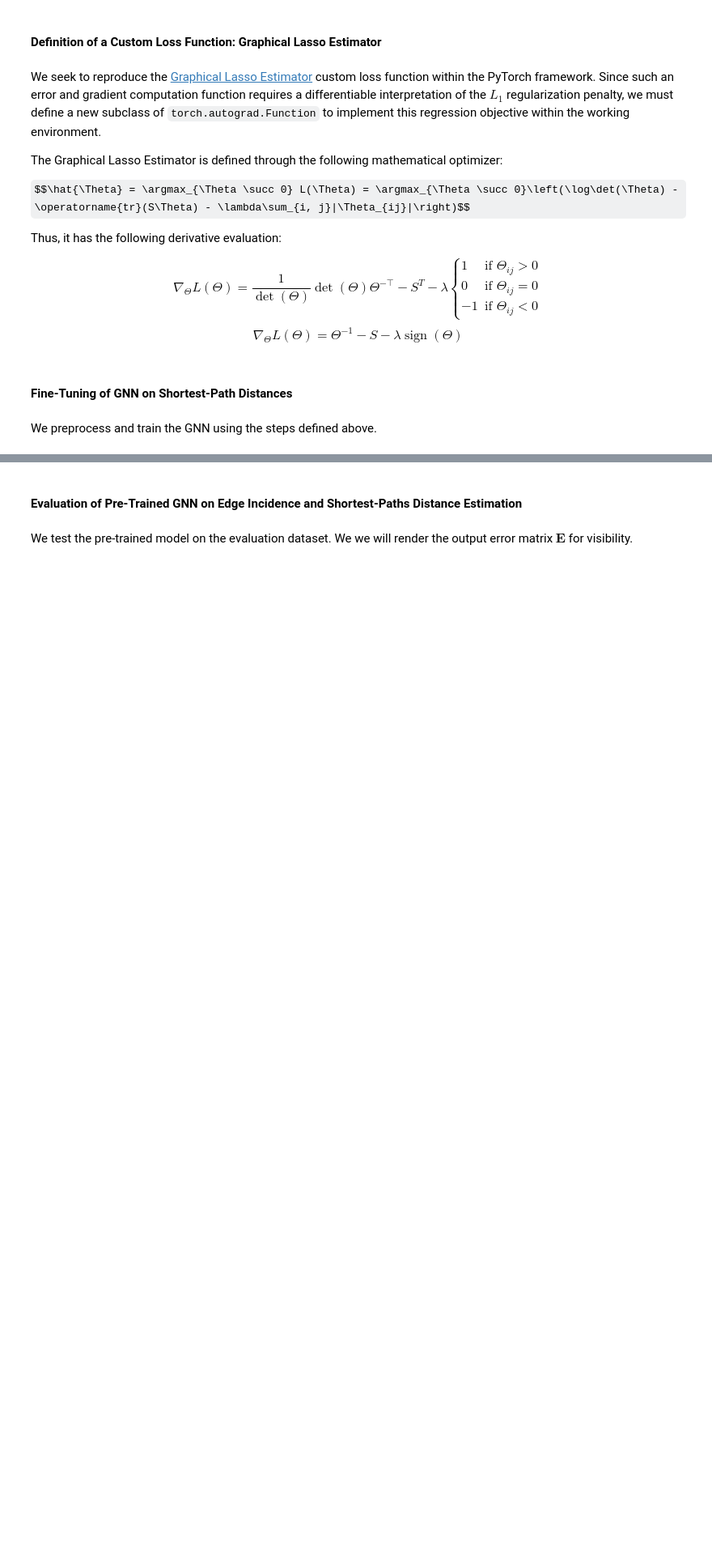
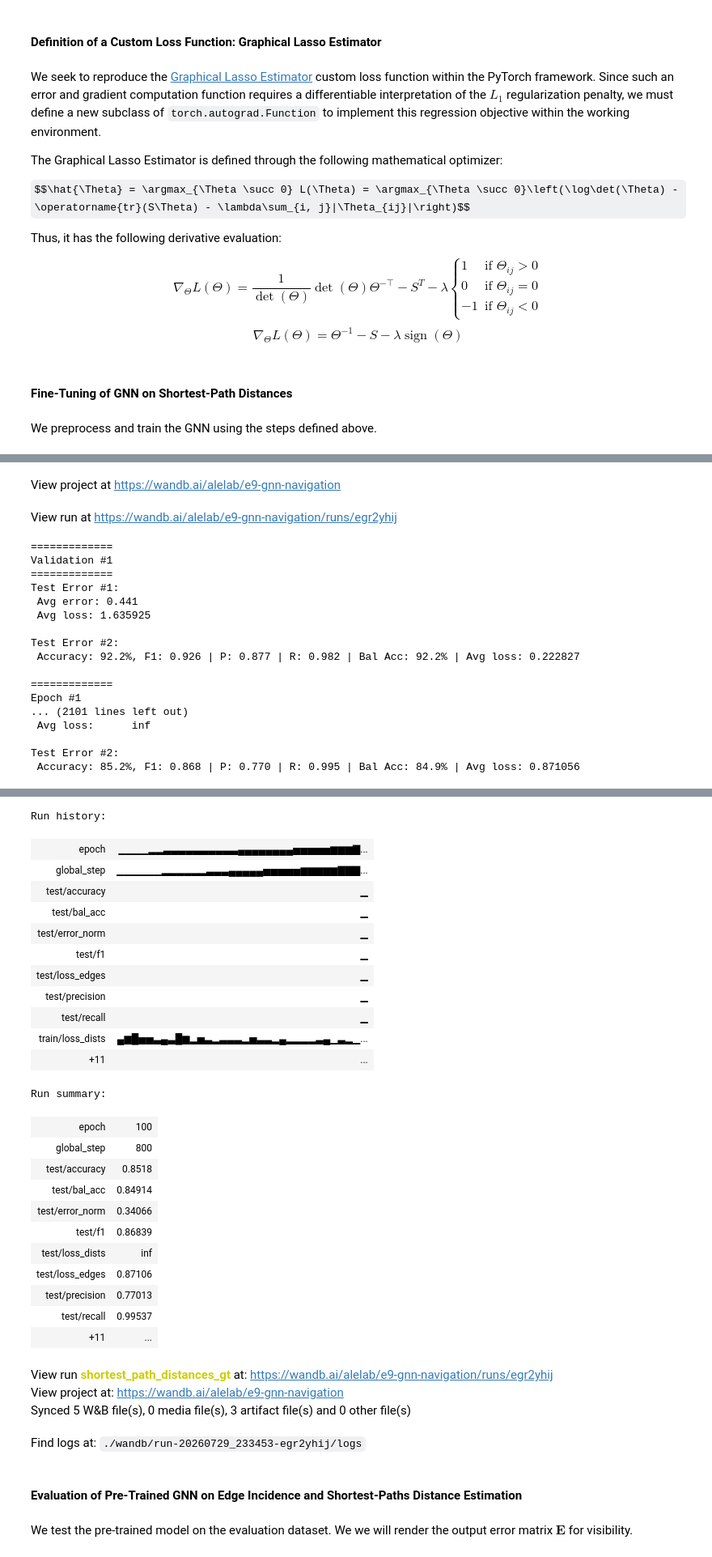
Before and after one commit to jotaporras/GREP, a Jupyter notebook: notebooks/e9_gnn_navigation.ipynb, the cells around one changed output, grey strips where cells are left out. Shown at 81% size. Saved outputs shown, nothing was run; the diff lists cells and outputs as text; code cells hidden in the pictures; some formulas as TeX source; blank space fills up the shorter version.

```diff
--- a/notebooks/e9_gnn_navigation.ipynb
+++ b/notebooks/e9_gnn_navigation.ipynb
@@ -626,10 +653,10 @@ if train_edges:
 # %%
 if train_edges:
-    torch.save(detector.state_dict(), '../outputs/e9_multistage_training/suite5/edge_detector.pt')
-    torch.save(detector.gnn.state_dict(), f'../outputs/e9_multistage_training/suite5/edge_detector_{model_type}.pt')
+    torch.save(detector.state_dict(), '../outputs/e9_multistage_training/suite6/edge_detector.pt')
+    torch.save(detector.gnn.state_dict(), f'../outputs/e9_multistage_training/suite6/edge_detector_{model_type}.pt')
 else:
-    detector.load_state_dict(torch.load('../outputs/e9_multistage_training/suite5/edge_detector.pt'))
-    gnn.load_state_dict(torch.load(f'../outputs/e9_multistage_training/suite5/edge_detector_{model_type}.pt'))
+    detector.load_state_dict(torch.load('../outputs/e9_multistage_training/suite6/edge_detector.pt'))
+    gnn.load_state_dict(torch.load(f'../outputs/e9_multistage_training/suite6/edge_detector_{model_type}.pt'))
 # %% [markdown]
 #### Evaluation of Pre-Trained GNN on Edge Incidence
 # %% [markdown]
@@ -812,7 +839,7 @@ batch_size = 4
 val_freq = 5
 epochs = 200
 es_patience = 5
-train_dists = False
+train_dists = True
 
 def test_loop_dists(dataloader, model, loss_fn, wandb_prefix=None, epoch=None):
     model['dists'].to(device).eval()
@@ -940,7 +967,7 @@ def train_loop_dists(train_dataloader, val_dataloader, test_dataloader, model,
 
             # Backpropagation.
             loss['dists'] /= graph.num_nodes
-            ((loss['dists'] + loss['edges']) / batch_size).backward()
+            (((1e-4 * loss['dists']) + loss['edges']) / batch_size).backward()
             model['edges'].invalidate_cache()
 
             # Optimization and results.
@@ -990,3 +1017,4 @@ if train_dists:
                     scheduler, batch_size=batch_size, epochs=epochs)
     del optimizer, scheduler
     gc.collect()
+# %% [output]
@@ -992,0 +1025,19 @@ if train_dists:
+View project at https://wandb.ai/alelab/e9-gnn-navigation
+View run at https://wandb.ai/alelab/e9-gnn-navigation/runs/egr2yhij
+=============
+Validation #1
+=============
+Test Error #1:
+ Avg error: 0.441
+ Avg loss: 1.635925
+
+Test Error #2:
+ Accuracy: 92.2%, F1: 0.926 | P: 0.877 | R: 0.982 | Bal Acc: 92.2% | Avg loss: 0.222827
+
+=============
+Epoch #1
+... (2101 lines left out)
+ Avg loss:      inf
+
+Test Error #2:
+ Accuracy: 85.2%, F1: 0.868 | P: 0.770 | R: 0.995 | Bal Acc: 84.9% | Avg loss: 0.871056
@@ -993,2 +1045,30 @@ if train_dists:
+Run history:
+| epoch | ▁▁▁▁▂▂▃▃▃▃▃▃▃▃▃▃▄▄▄▄▄▄▄▄▅▅▅▅▅▆▆▆▇... |
+| global_step | ▁▁▁▁▁▁▂▂▂▂▂▂▃▃▃▄▄▄▄▄▅▅▅▅▅▆▆▆▆▆▇▇▇... |
+| test/accuracy | ▁ |
+| test/bal_acc | ▁ |
+| test/error_norm | ▁ |
+| test/f1 | ▁ |
+| test/loss_edges | ▁ |
+| test/precision | ▁ |
+| test/recall | ▁ |
+| train/loss_dists | ▄▆█▅▅▃▄▃█▆▂▅▃▂▃▃▃▂▅▃▃▂▄▂▂▂▂▃▄▁▃▂▁... |
+| +11 | ... |
+Run summary:
+| epoch | 100 |
+| global_step | 800 |
+| test/accuracy | 0.8518 |
+| test/bal_acc | 0.84914 |
+| test/error_norm | 0.34066 |
+| test/f1 | 0.86839 |
+| test/loss_dists | inf |
+| test/loss_edges | 0.87106 |
+| test/precision | 0.77013 |
+| test/recall | 0.99537 |
+| +11 | ... |
+View run shortest_path_distances_gt at: https://wandb.ai/alelab/e9-gnn-navigation/runs/egr2yhij
+View project at: https://wandb.ai/alelab/e9-gnn-navigation
+Synced 5 W&B file(s), 0 media file(s), 3 artifact file(s) and 0 other file(s)
+Find logs at: ./wandb/run-20260729_233453-egr2yhij/logs
 # %%
 if train_dists:
```
Also changed, not shown: parts of 29 cells of this notebook.
